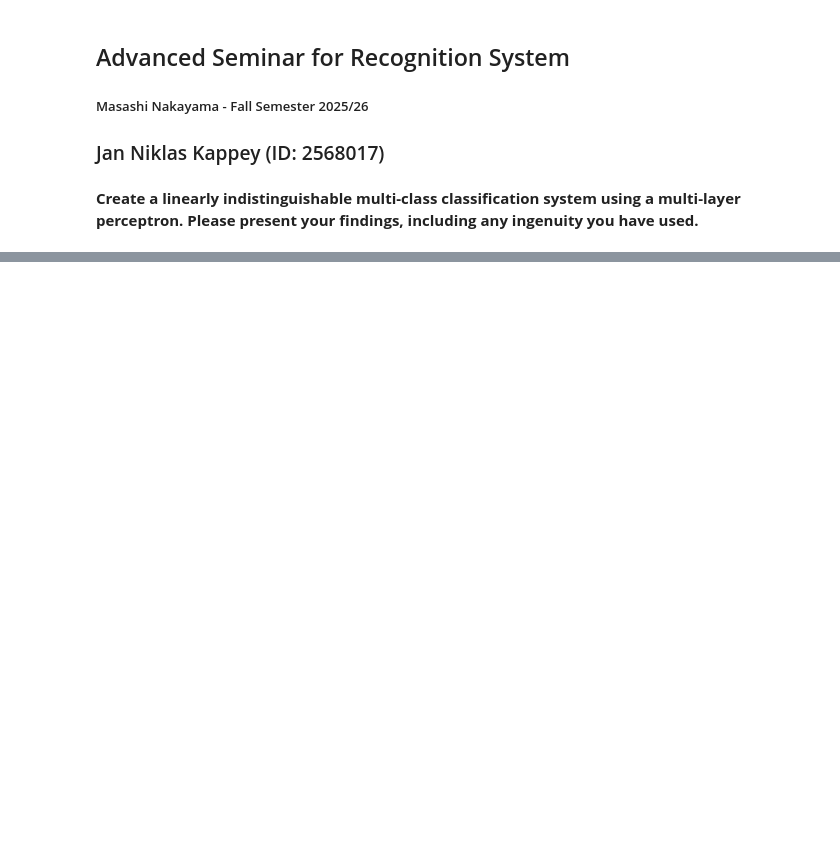
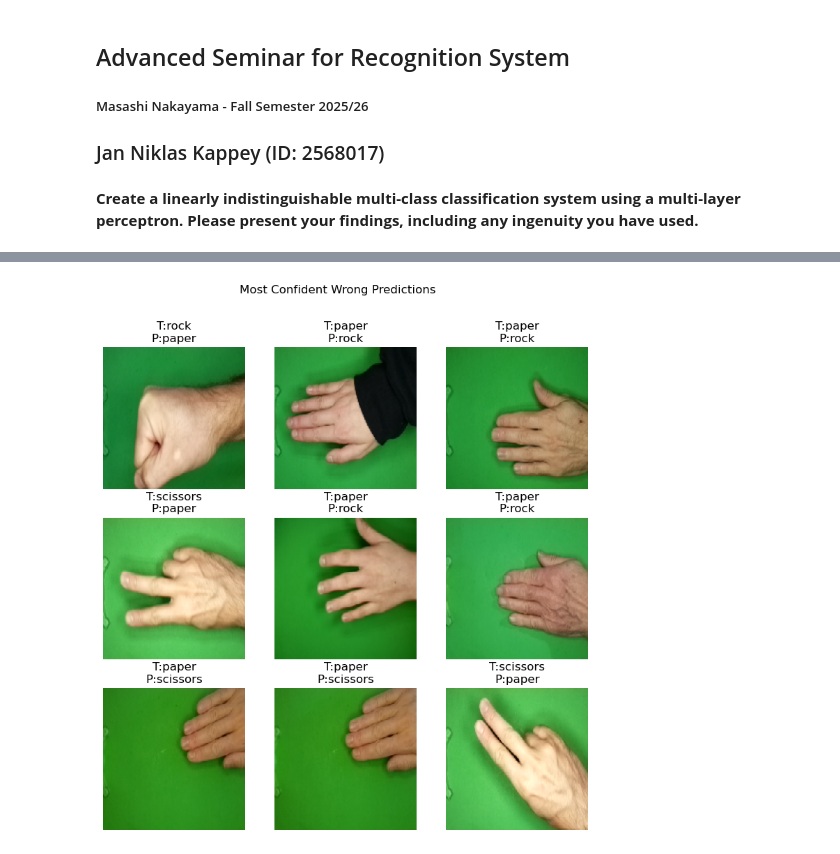
Before and after one commit to nikkap-fh/rec-sys, a Jupyter notebook: Submission.ipynb, the cells around one changed output, grey strips where cells are left out. Saved outputs shown, nothing was run; the diff lists cells and outputs as text; code cells hidden in the pictures; blank space fills up the shorter version.

```diff
--- a/Submission.ipynb
+++ b/Submission.ipynb
@@ -52,5 +39,11 @@ GPUs: []
 # %%
 labels = ['paper','scissors','rock']
+# %%
+data_augment = tf.keras.Sequential([
+    tf.keras.layers.RandomFlip("horizontal"),
+    tf.keras.layers.RandomRotation(0.1),
+    tf.keras.layers.RandomZoom(0.1),
+])
 # %%
 from keras.saving import register_keras_serializable
 
@@ -70,6 +63,8 @@ class CNN(Model):
         self.ls = [self.l1, self.l2, self.l3, self.l4, self.l5, self.l6, self.l7]
 
     def call(self, x, training=False):
+        if training:
+            x = data_augment(x)
         for layer in self.ls:
             x = layer(x)
         return x
@@ -196,0 +197,10 @@ plt.show()
+# %%
+from sklearn.metrics import confusion_matrix, classification_report
+
+preds = model(x_test, training=False).numpy().argmax(axis=1)
+
+print("Confusion Matrix:")
+print(confusion_matrix(t_test, preds))
+
+print("\nClassification Report:")
+print(classification_report(t_test, preds, target_names=labels))
@@ -196,0 +223,17 @@ plt.show()
+# %%
+probs = model(x_test, training=False).numpy()
+conf = probs[np.arange(len(probs)), preds]
+wrong = np.where(preds != t_test)[0]
+
+top_wrong = wrong[np.argsort(-conf[wrong])[:9]]
+
+plt.figure(figsize=(9,9))
+for i, idx in enumerate(top_wrong):
+    plt.subplot(3,3,i+1)
+    plt.imshow(x_test[idx])
+    plt.title(f"T:{labels[t_test[idx]]}\nP:{labels[preds[idx]]}")
+    plt.axis("off")
+plt.suptitle("Most Confident Wrong Predictions")
+plt.show()
+# %% [output]
+[figure, added]
```
Also changed, not shown: parts of 10 cells of this notebook.
